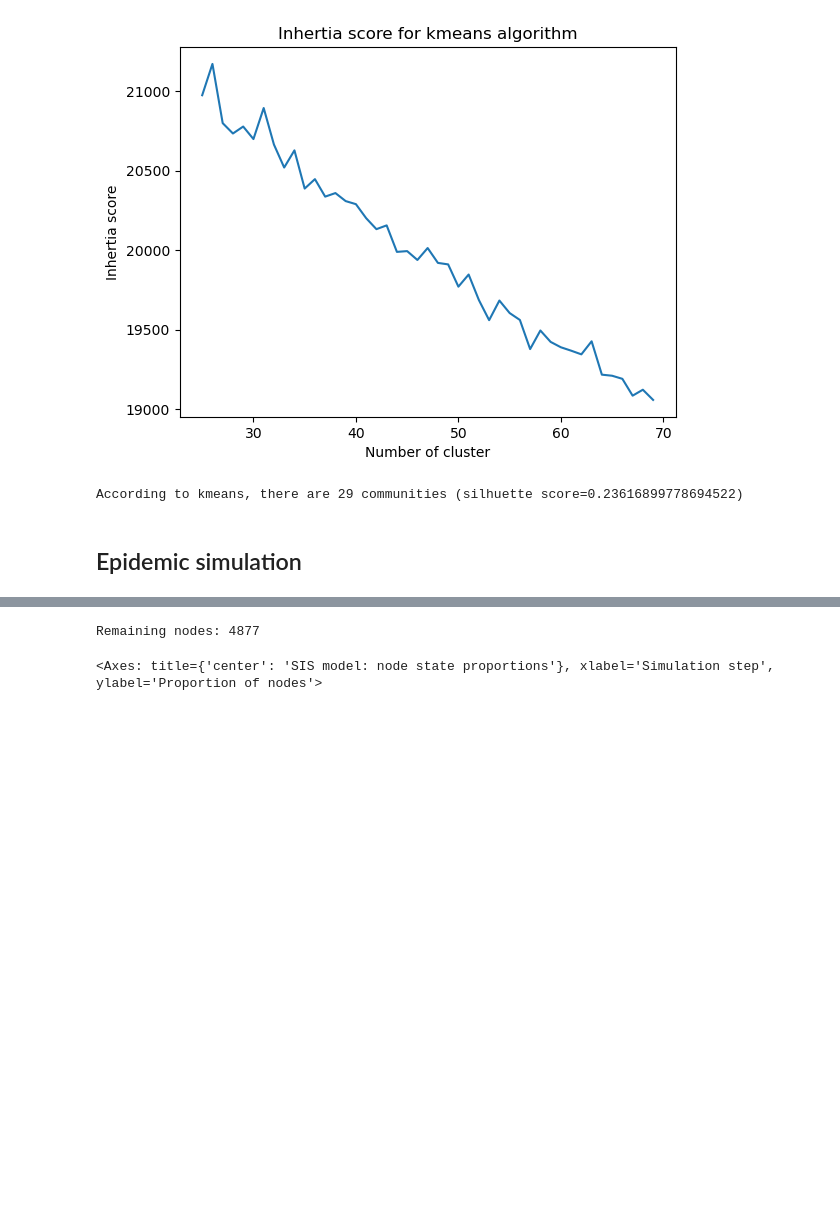
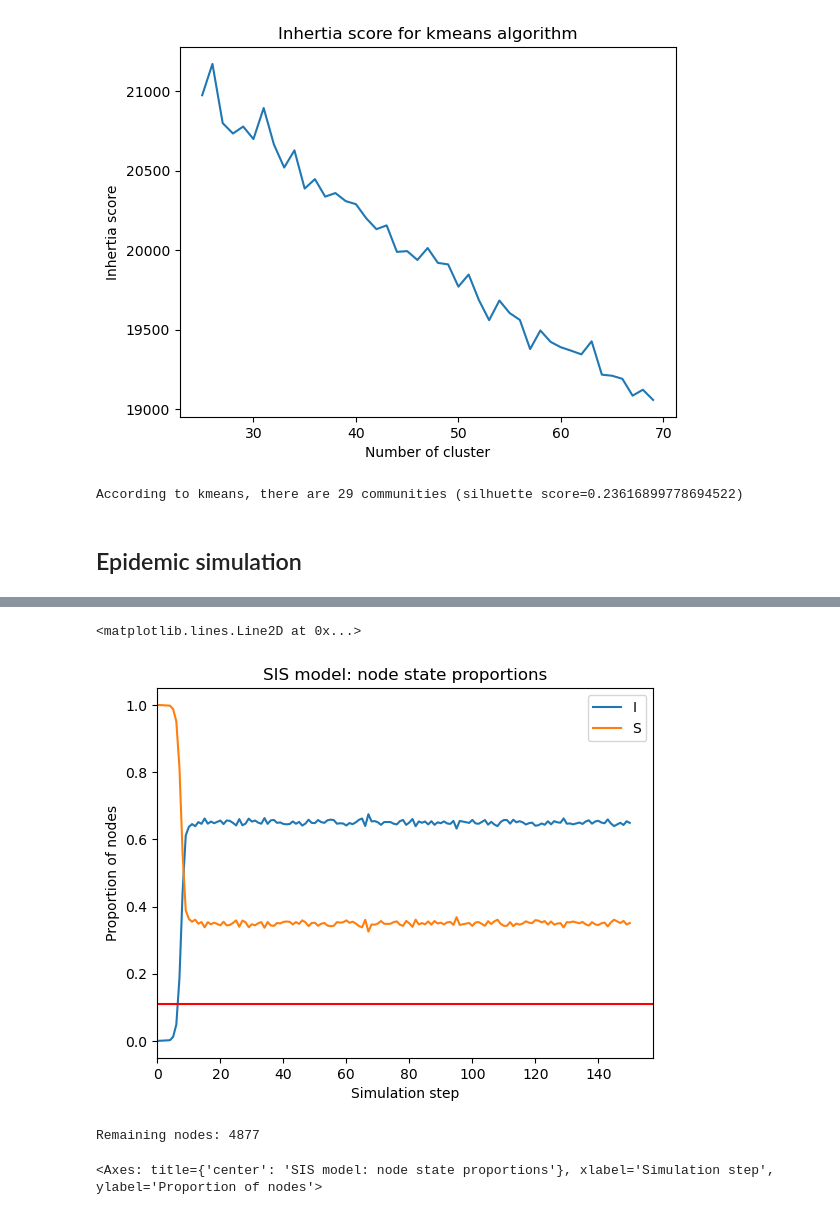
Before and after one commit to marcoSanti/AVRC-lab, a Jupyter notebook: progetto-finale/progetto-santimaria.ipynb, the cells around one changed output, grey strips where cells are left out. Cells and saved outputs as stored; diff of their text form; code cells hidden in the pictures; blank space fills up the shorter version.

```diff
--- a/progetto-finale/progetto-santimaria.ipynb
+++ b/progetto-finale/progetto-santimaria.ipynb
@@ -239,2 +244,23 @@ sim.plot()
+# %%
+#PUNTO 2. simulare beta/mu e vedere che accade
+
+
+def rappBetaMu(beta, mu, degree):
+    kappa = sum([x[1] for x in degree])/len(degree)
+    kappaQuadro = sum([pow(x[1], 2) for x in degree]) / len(degree)
+    return (beta/mu)*(kappa/kappaQuadro)
+
+MU = 0.5 #guarire
+BETA = 0.99 #infettarsi
+
+
+sim = Simulation(collabGraphBiggestConnectedComponent, initial_state, state_transition, name='SIS model')
+sim.run(150)
+sim.plot()
+rapport= rappBetaMu(BETA, MU, collabGraphBiggestConnectedComponent.degree)
+plt.axhline(y=rapport, color="red", linestyle="-")
+# %% [output]
+<matplotlib.lines.Line2D at 0x...>
+[figure, added]
 # %%
 #punto 3. togliere gli hub e poi stare a vedere che succede
```
Also changed, not shown: parts of 8 cells of this notebook.
